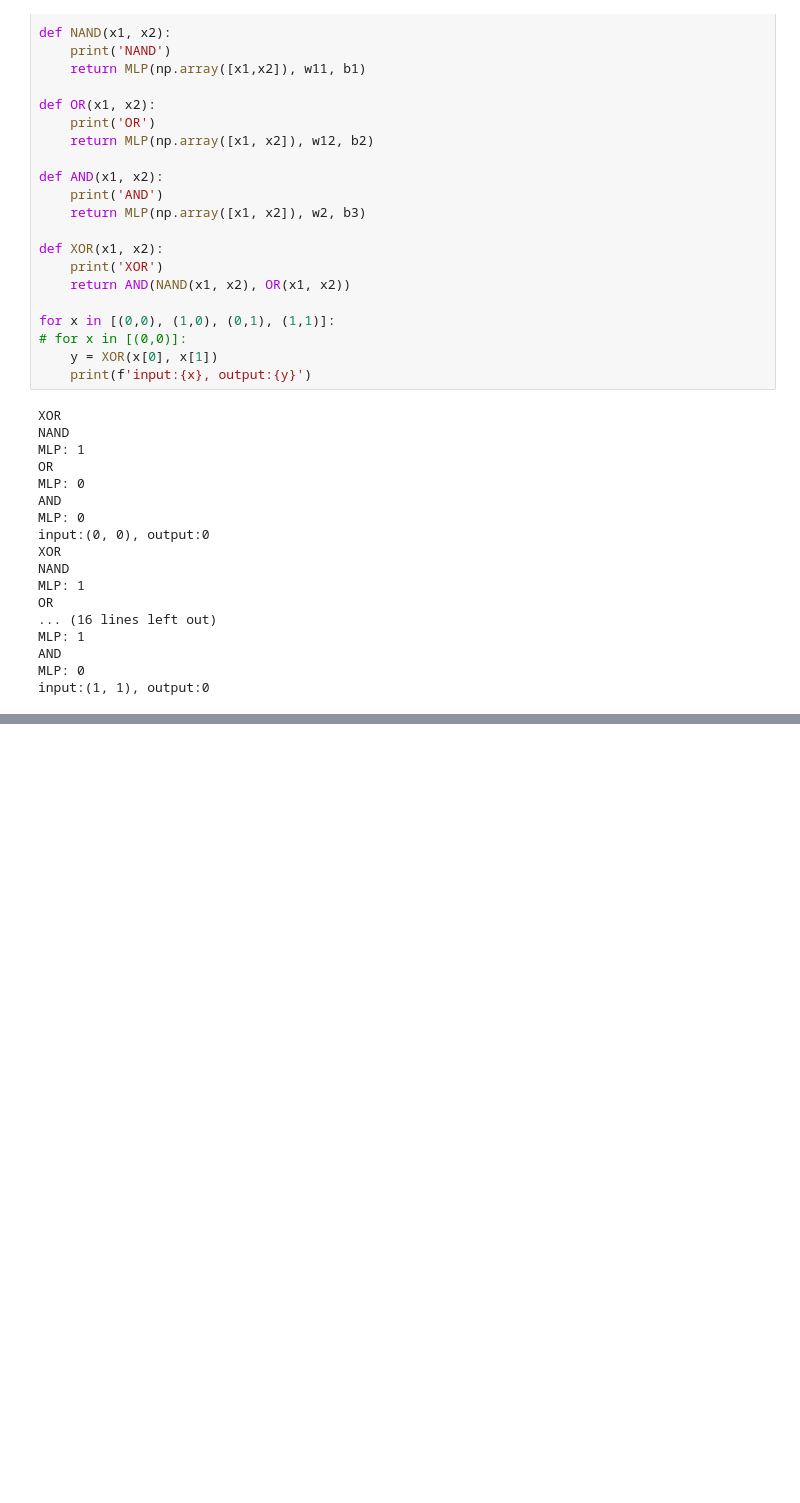
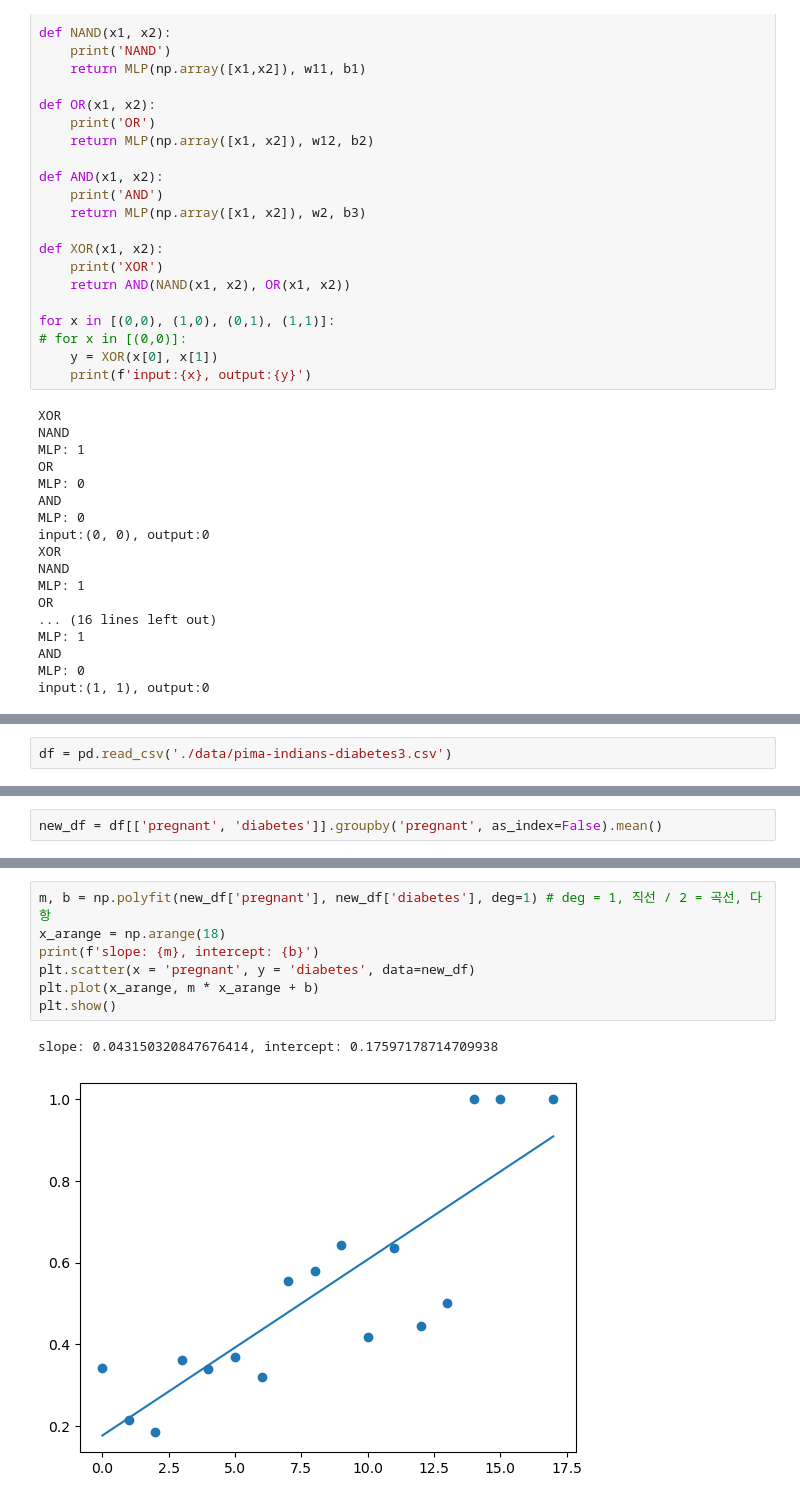
Before and after one commit to 4ix/ai_class_dl, a Jupyter notebook: 20230201.ipynb, the cells around one changed output, grey strips where cells are left out. Drawn from its saved outputs; the diff is of its cells as text; blank space fills up the shorter version.

```diff
--- a/20230201.ipynb
+++ b/20230201.ipynb
@@ -188,0 +244,2 @@ input:(1, 1), output:0
+# %%
+df = pd.read_csv('./data/pima-indians-diabetes3.csv')
@@ -188,0 +292,2 @@ input:(1, 1), output:0
+# %%
+new_df = df[['pregnant', 'diabetes']].groupby('pregnant', as_index=False).mean()
@@ -188,0 +315,10 @@ input:(1, 1), output:0
+# %%
+m, b = np.polyfit(new_df['pregnant'], new_df['diabetes'], deg=1) # deg = 1, 직선 / 2 = 곡선, 다항
+x_arange = np.arange(18)
+print(f'slope: {m}, intercept: {b}')
+plt.scatter(x = 'pregnant', y = 'diabetes', data=new_df)
+plt.plot(x_arange, m * x_arange + b)
+plt.show()
+# %% [output]
+slope: 0.043150320847676414, intercept: 0.17597178714709938
+[figure, added]
```
Also changed, not shown: parts of 30 cells of this notebook, 1 other file.
